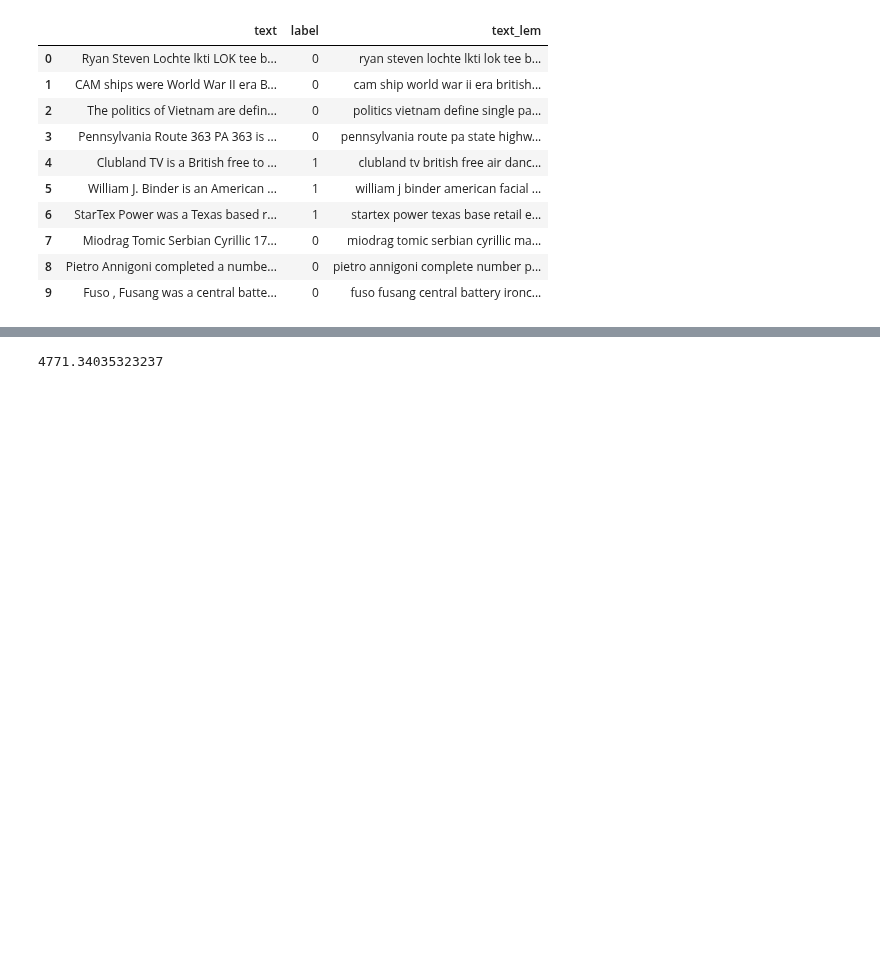
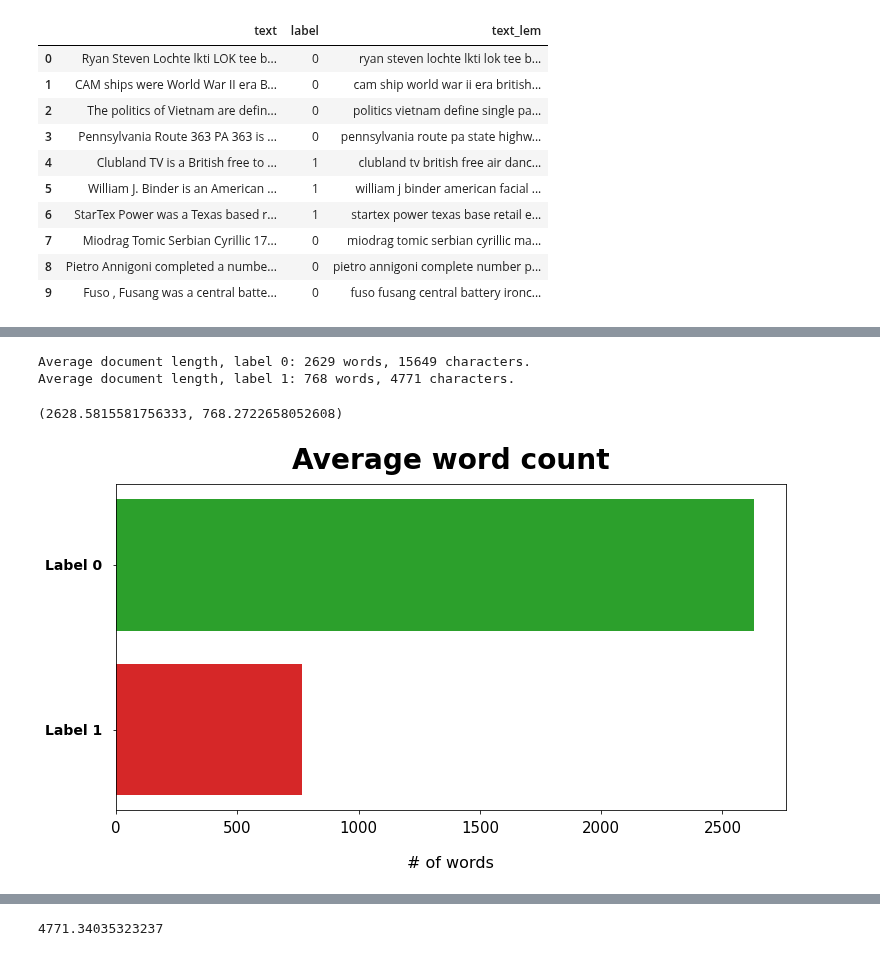
Before and after one commit to toastdeini/Wikipedia-article-quality, a Jupyter notebook: prep/Exploratory_Analysis.ipynb, the cells around one changed output, grey strips where cells are left out. Saved outputs shown, nothing was run; the diff lists cells and outputs as text; code cells hidden in the pictures; blank space fills up the shorter version.

```diff
--- a/prep/Exploratory_Analysis.ipynb
+++ b/prep/Exploratory_Analysis.ipynb
@@ -480,0 +478,7 @@ True
+# %%
+compare_avg_counts(lemmed_df, 'text', 'label', 0, 1, create_plot=True)
+# %% [output]
+Average document length, label 0: 2629 words, 15649 characters.
+Average document length, label 1: 768 words, 4771 characters.
+(2628.5815581756333, 768.2722658052608)
+[figure, added]
```
Also changed, not shown: parts of 3 cells of this notebook, 3 other files.
